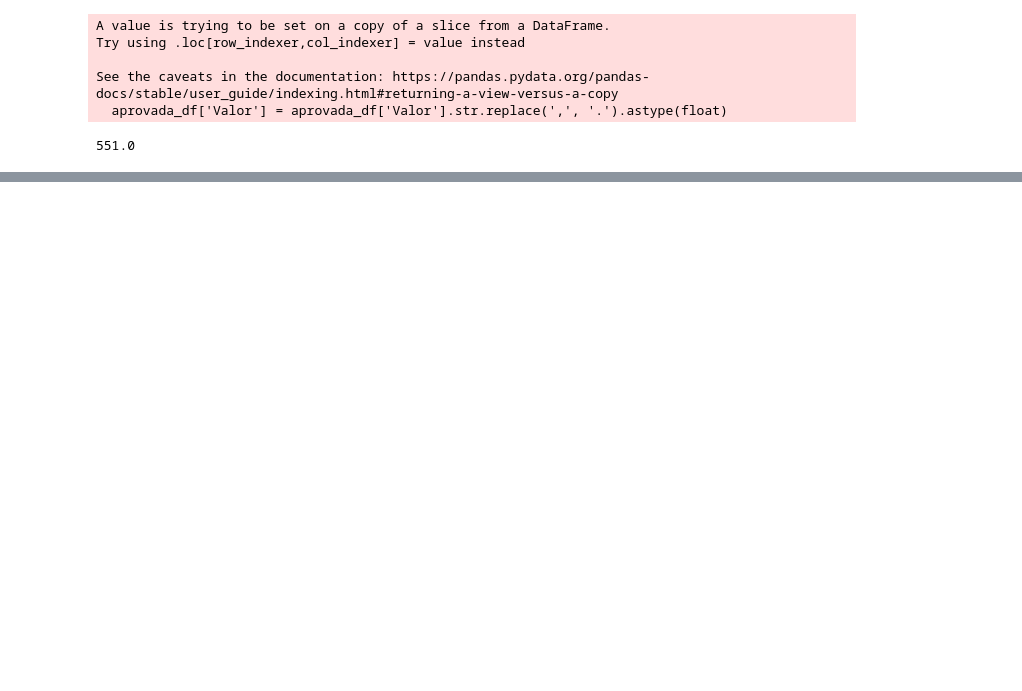
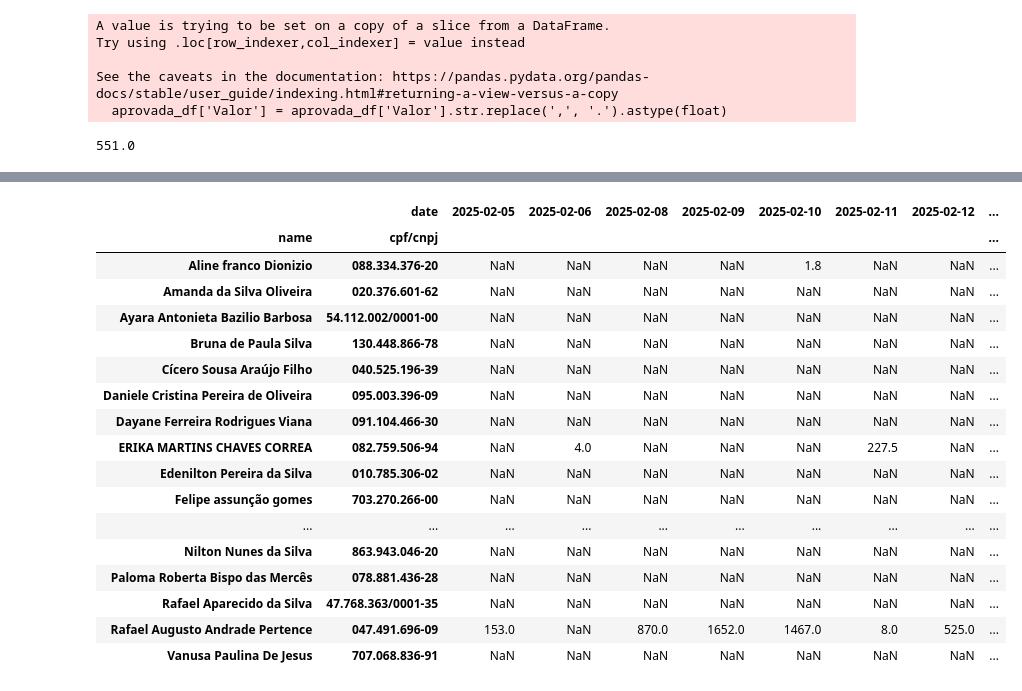
Before and after one commit to vitormartinsc/inter-scraping, a Jupyter notebook: Untitled.ipynb, the cells around one changed output, grey strips where cells are left out. Drawn from its saved outputs; the diff is of its cells as text; code cells hidden in the pictures; blank space fills up the shorter version.

```diff
--- a/Untitled.ipynb
+++ b/Untitled.ipynb
@@ -206,0 +220,2 @@ df
+# %%
+df1 = pd.read_csv('teste.csv')
@@ -206,0 +238,23 @@ df
+# %%
+df3 = df1.pivot_table(values='value', index=['name', 'cpf/cnpj'], columns='date', aggfunc='sum')
+# %%
+df3
+# %% [output]
+|  | date | 2025-02-05 | 2025-02-06 | 2025-02-08 | 2025-02-09 | 2025-02-10 | 2025-02-11 | 2025-02-12 | ... |
+| name | cpf/cnpj |  |  |  |  |  |  |  | ... |
+| Aline franco Dionizio | 088.334.376-20 | NaN | NaN | NaN | NaN | 1.8 | NaN | NaN | ... |
+| Amanda da Silva Oliveira | 020.376.601-62 | NaN | NaN | NaN | NaN | NaN | NaN | NaN | ... |
+| Ayara Antonieta Bazilio Barbosa | 54.112.002/0001-00 | NaN | NaN | NaN | NaN | NaN | NaN | NaN | ... |
+| Bruna de Paula Silva | 130.448.866-78 | NaN | NaN | NaN | NaN | NaN | NaN | NaN | ... |
+| Cícero Sousa Araújo Filho | 040.525.196-39 | NaN | NaN | NaN | NaN | NaN | NaN | NaN | ... |
+| Daniele Cristina Pereira de Oliveira | 095.003.396-09 | NaN | NaN | NaN | NaN | NaN | NaN | NaN | ... |
+| Dayane Ferreira Rodrigues Viana | 091.104.466-30 | NaN | NaN | NaN | NaN | NaN | NaN | NaN | ... |
+| ERIKA MARTINS CHAVES CORREA | 082.759.506-94 | NaN | 4.0 | NaN | NaN | NaN | 227.5 | NaN | ... |
+| Edenilton Pereira da Silva | 010.785.306-02 | NaN | NaN | NaN | NaN | NaN | NaN | NaN | ... |
+| Felipe assunção gomes | 703.270.266-00 | NaN | NaN | NaN | NaN | NaN | NaN | NaN | ... |
+| ... | ... | ... | ... | ... | ... | ... | ... | ... | ... |
+| Nilton Nunes da Silva | 863.943.046-20 | NaN | NaN | NaN | NaN | NaN | NaN | NaN | ... |
+| Paloma Roberta Bispo das Mercês | 078.881.436-28 | NaN | NaN | NaN | NaN | NaN | NaN | NaN | ... |
+| Rafael Aparecido da Silva | 47.768.363/0001-35 | NaN | NaN | NaN | NaN | NaN | NaN | NaN | ... |
+| Rafael Augusto Andrade Pertence | 047.491.696-09 | 153.0 | NaN | 870.0 | 1652.0 | 1467.0 | 8.0 | 525.0 | ... |
+| Vanusa Paulina De Jesus | 707.068.836-91 | NaN | NaN | NaN | NaN | NaN | NaN | NaN | ... |
```
Also changed, not shown: parts of 16 cells of this notebook, 7 other files.
